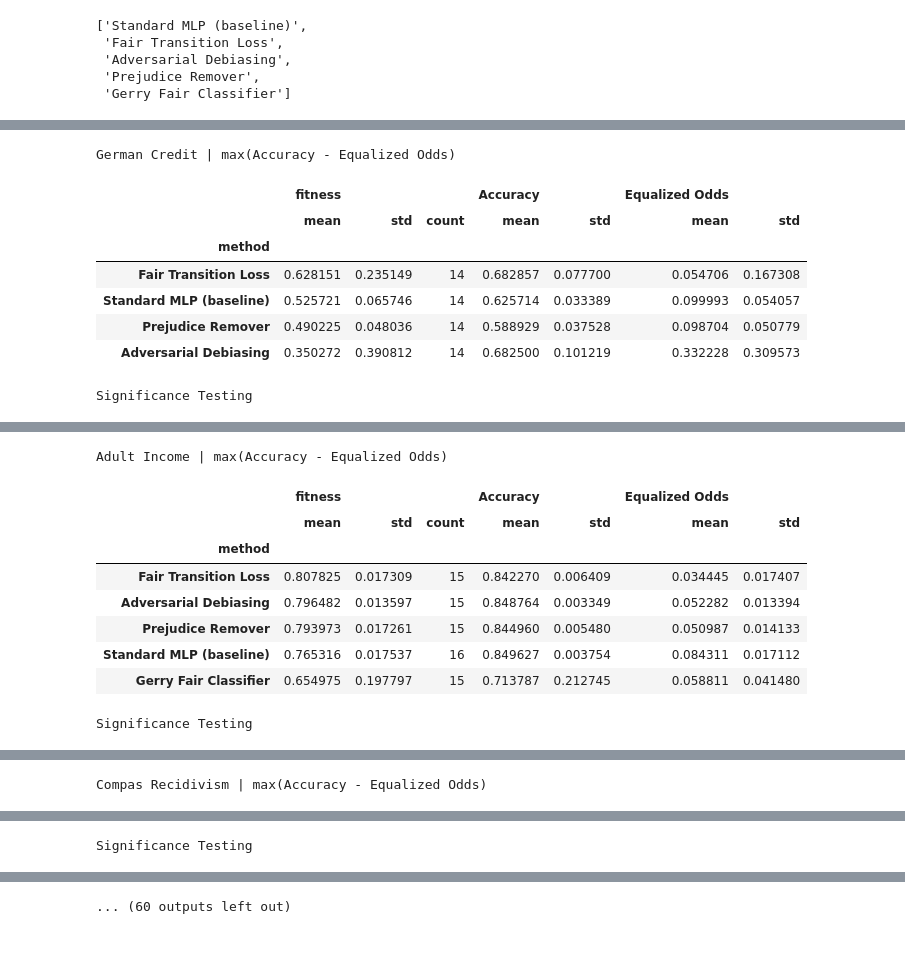
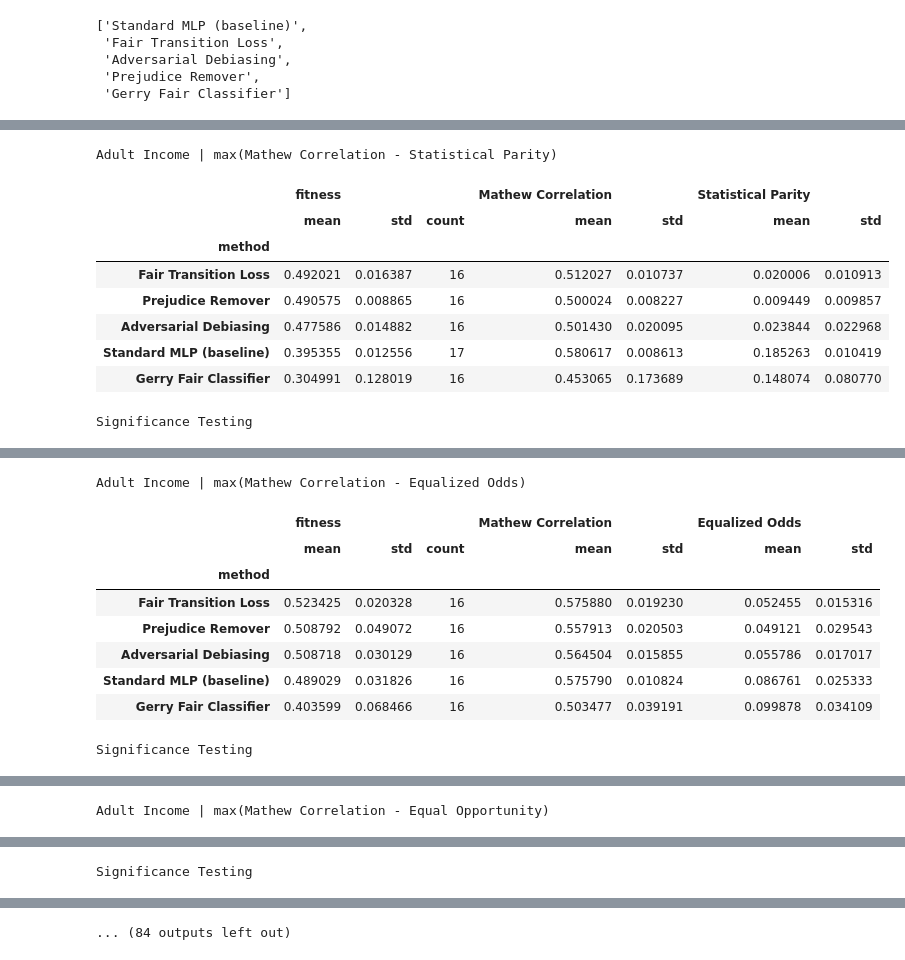
Before and after one commit to ygorcanalli/FairTransitionLoss, a Jupyter notebook: notebooks/2023-07-26/plot.ipynb, the cells around one changed output, grey strips where cells are left out. Saved outputs shown, nothing was run; the diff lists cells and outputs as text; code cells hidden in the pictures.

Commit message:
bank market results preview

```diff
--- a/notebooks/2023-07-26/plot.ipynb
+++ b/notebooks/2023-07-26/plot.ipynb
@@ -184,21 +134,0 @@ deepsig.aso(A, B)
-# %%
-aso_data_list = []
-for d in datasets:
-    aso_data = []
-    for f in fitness_rules:
-        for m in methods:
-            if m != 'Fair Transition Loss':
-                A = results.loc[ (results['dataset'] == d) &
-                                 (results['fitness_rule'] == f) &
-                                 (results['method'] == 'Fair Transition Loss') ]\
-                        .fitness.tolist()
-                B = results.loc[ (results['dataset'] == d) &
-                                 (results['fitness_rule'] == f) &
-                                 (results['method'] == m) ]\
-                        .fitness.tolist()
-                if len(B) > 0:
-                    min_eps = deepsig.aso(A, B)
-                else:
-                    min_eps = 0
-                aso_data.append({'fitness_rule': f, 'method': m, 'min_eps': min_eps})
-    aso_data_list.append(aso_data)
@@ -243,35 +149,36 @@ for d in datasets:
         min_eps = deepsig.multi_aso(methods_results, confidence_level=0.95)
         multi_aso_data_list.append({'fitness_rule': f, 'dataset': d, 'min_eps': min_eps})
 # %%
-for aso_result in sorted(multi_aso_data_list, key=lambda x: x['fitness_rule']):
+for aso_result in sorted(multi_aso_data_list, key=lambda x: x['dataset']):
     fitness_rule = aso_result['fitness_rule']
     dataset = aso_result['dataset']
     metrics = fitness_rules_target_metrics[fitness_rule]
     subset_results = results.loc[ (results.fitness_rule == fitness_rule) \
                                       & (results.dataset == dataset) ]
 
     grouped_results = subset_results\
         .groupby(['method'])\
         .agg({'fitness': ['mean', 'std','count'], metrics['performance']: ['mean', 'std'], metrics['fairness']: ['mean', 'std']})\
         .sort_values(by=('fitness','mean'), ascending=False)
 
     aso_df = pd.DataFrame(aso_result['min_eps'], columns=methods)
     aso_df['methods'] = methods
     aso_df = aso_df.set_index('methods')
 
     print('%s | max(%s - %s)' % (dataset, metrics['performance'], metrics['fairness']))
     display(grouped_results)
     print('Significance Testing')
     display(aso_df)
 # %% [output]
-German Credit | max(Accuracy - Equalized Odds)
+Adult Income | max(Mathew Correlation - Statistical Parity)
-|  | fitness |  |  | Accuracy |  | Equalized Odds |  |
+|  | fitness |  |  | Mathew Correlation |  | Statistical Parity |  |
 |  | mean | std | count | mean | std | mean | std |
 | method |  |  |  |  |  |  |  |
-| Fair Transition Loss | 0.628151 | 0.235149 | 14 | 0.682857 | 0.077700 | 0.054706 | 0.167308 |
-| Standard MLP (baseline) | 0.525721 | 0.065746 | 14 | 0.625714 | 0.033389 | 0.099993 | 0.054057 |
-| Prejudice Remover | 0.490225 | 0.048036 | 14 | 0.588929 | 0.037528 | 0.098704 | 0.050779 |
-| Adversarial Debiasing | 0.350272 | 0.390812 | 14 | 0.682500 | 0.101219 | 0.332228 | 0.309573 |
+| Fair Transition Loss | 0.492021 | 0.016387 | 16 | 0.512027 | 0.010737 | 0.020006 | 0.010913 |
+| Prejudice Remover | 0.490575 | 0.008865 | 16 | 0.500024 | 0.008227 | 0.009449 | 0.009857 |
+| Adversarial Debiasing | 0.477586 | 0.014882 | 16 | 0.501430 | 0.020095 | 0.023844 | 0.022968 |
+| Standard MLP (baseline) | 0.395355 | 0.012556 | 17 | 0.580617 | 0.008613 | 0.185263 | 0.010419 |
+| Gerry Fair Classifier | 0.304991 | 0.128019 | 16 | 0.453065 | 0.173689 | 0.148074 | 0.080770 |
 Significance Testing
 |  | Standard MLP (baseline) | Fair Transition Loss | Adversarial Debiasing | Prejudice Remover | ... |
 | methods |  |  |  |  | ... |
@@ -283,12 +190,12 @@ Significance Testing
-Adult Income | max(Accuracy - Equalized Odds)
+Adult Income | max(Mathew Correlation - Equalized Odds)
-|  | fitness |  |  | Accuracy |  | Equalized Odds |  |
+|  | fitness |  |  | Mathew Correlation |  | Equalized Odds |  |
 |  | mean | std | count | mean | std | mean | std |
 | method |  |  |  |  |  |  |  |
-| Fair Transition Loss | 0.807825 | 0.017309 | 15 | 0.842270 | 0.006409 | 0.034445 | 0.017407 |
-| Adversarial Debiasing | 0.796482 | 0.013597 | 15 | 0.848764 | 0.003349 | 0.052282 | 0.013394 |
-| Prejudice Remover | 0.793973 | 0.017261 | 15 | 0.844960 | 0.005480 | 0.050987 | 0.014133 |
-| Standard MLP (baseline) | 0.765316 | 0.017537 | 16 | 0.849627 | 0.003754 | 0.084311 | 0.017112 |
-| Gerry Fair Classifier | 0.654975 | 0.197797 | 15 | 0.713787 | 0.212745 | 0.058811 | 0.041480 |
+| Fair Transition Loss | 0.523425 | 0.020328 | 16 | 0.575880 | 0.019230 | 0.052455 | 0.015316 |
+| Prejudice Remover | 0.508792 | 0.049072 | 16 | 0.557913 | 0.020503 | 0.049121 | 0.029543 |
+| Adversarial Debiasing | 0.508718 | 0.030129 | 16 | 0.564504 | 0.015855 | 0.055786 | 0.017017 |
+| Standard MLP (baseline) | 0.489029 | 0.031826 | 16 | 0.575790 | 0.010824 | 0.086761 | 0.025333 |
+| Gerry Fair Classifier | 0.403599 | 0.068466 | 16 | 0.503477 | 0.039191 | 0.099878 | 0.034109 |
 Significance Testing
 |  | Standard MLP (baseline) | Fair Transition Loss | Adversarial Debiasing | Prejudice Remover | ... |
 | methods |  |  |  |  | ... |
@@ -300 +207 @@ Significance Testing
-Compas Recidivism | max(Accuracy - Equalized Odds)
+Adult Income | max(Mathew Correlation - Equal Opportunity)
@@ -317 +224 @@ Significance Testing
-... (60 outputs left out)
+... (84 outputs left out)
```
Also changed, not shown: parts of 12 cells of this notebook, 32 other files.
